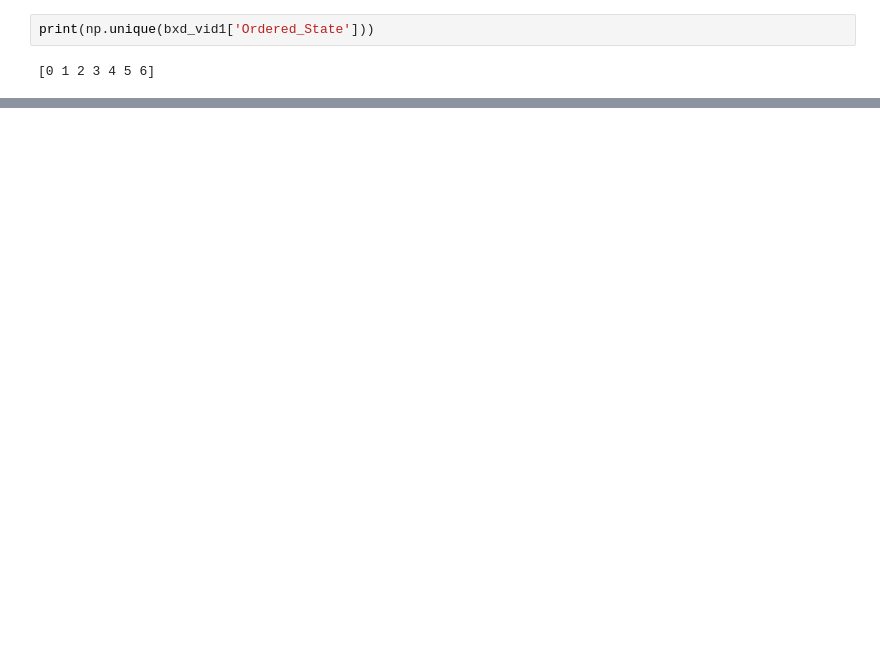
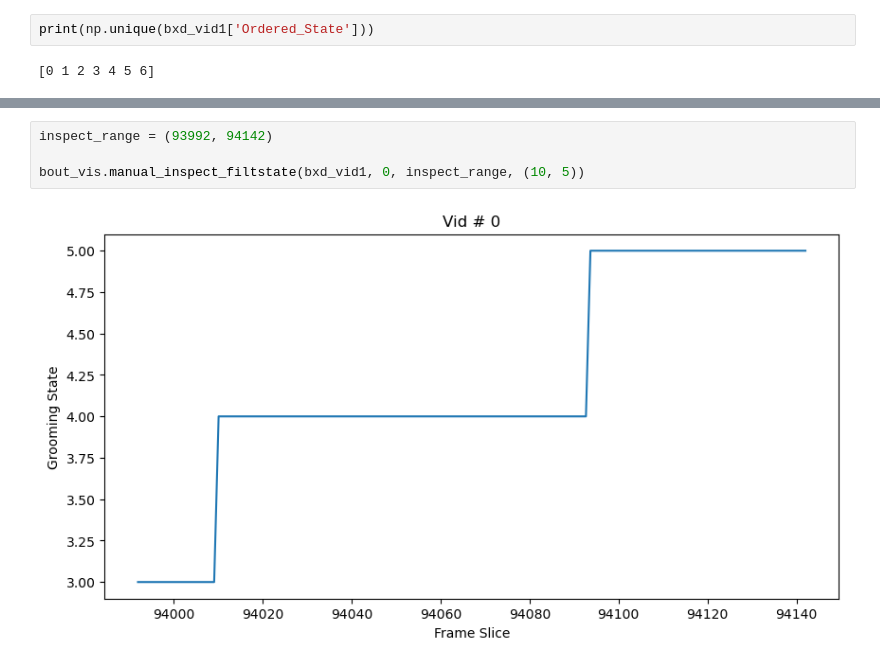
Before and after one commit to brigbrog/Syntactic-Grooming, a Jupyter notebook: bout_machine.ipynb, the cells around one changed output, grey strips where cells are left out. Drawn from its saved outputs; the diff is of its cells as text; blank space fills up the shorter version.

```diff
--- a/bout_machine.ipynb
+++ b/bout_machine.ipynb
@@ -213,0 +216,6 @@ print(b_log)
+# %%
+inspect_range = (93992, 94142)
+
+bout_vis.manual_inspect_filtstate(bxd_vid1, 0, inspect_range, (10, 5))
+# %% [output]
+[figure, added]
```
Also changed, not shown: parts of 9 cells of this notebook, 1 other file.
